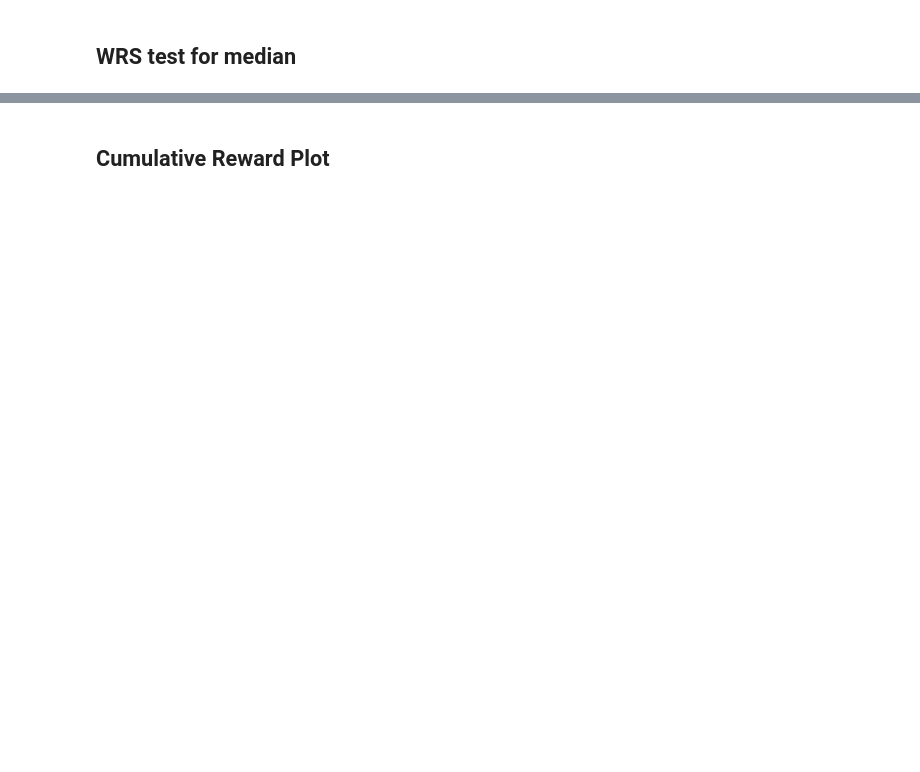
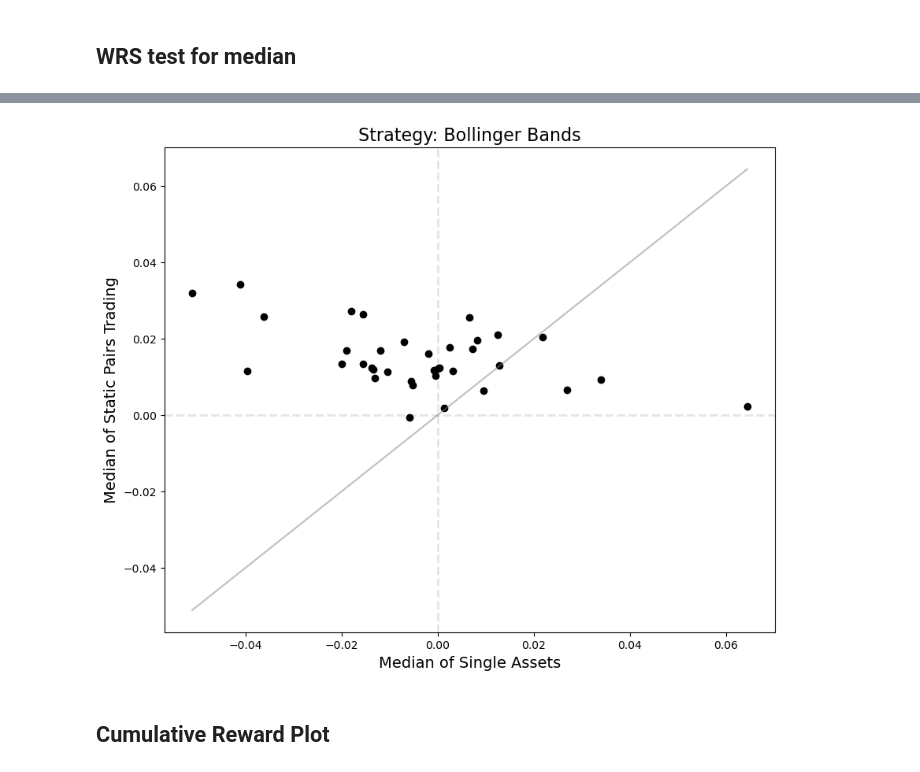
Before and after one commit to DanielHYLai/pairs-trading-with-reinforcement-learning, a Jupyter notebook: pairs-selection/comparison_oos_pairs_reduced.ipynb, the cells around one changed output, grey strips where cells are left out. Saved outputs shown, nothing was run; the diff lists cells and outputs as text; code cells hidden in the pictures; blank space fills up the shorter version.

```diff
--- a/pairs-selection/comparison_oos_pairs_reduced.ipynb
+++ b/pairs-selection/comparison_oos_pairs_reduced.ipynb
@@ -213,3 +232,28 @@ plt.show()
+# %%
+plt.figure(figsize=(10, 8))
+plt.scatter(single_median_BB, static_pairs_median, color="black")
+plt.plot(
+    np.linspace(
+        min(min(single_median_BB), min(static_pairs_median)),
+        max(max(single_median_BB), max(static_pairs_median)),
+        200
+    ),
+    np.linspace(
+        min(min(single_median_BB), min(static_pairs_median)),
+        max(max(single_median_BB), max(static_pairs_median)),
+        200
+    ),
+    color="grey", alpha=0.5
+)
+plt.axhline(y=0, color="black", linestyle="--", linewidth=2, alpha=0.1)
+plt.axvline(x=0, color="black", linestyle="--", linewidth=2, alpha=0.1)
+plt.xlabel("Median of Single Assets", fontsize=14)
+plt.ylabel("Median of Static Pairs Trading", fontsize=14)
+plt.title("Strategy: Bollinger Bands", fontsize=16)
+# plt.savefig(f"{path}/singleAsset_vs_staticPT_BB_WRS.png", dpi=300, bbox_inches="tight")
+plt.show()
+# %% [output]
+[figure, added]
 # %% [markdown]
 ## Cumulative Reward Plot
 # %%
```
Also changed, not shown: parts of 11 cells of this notebook, 1 other file.
